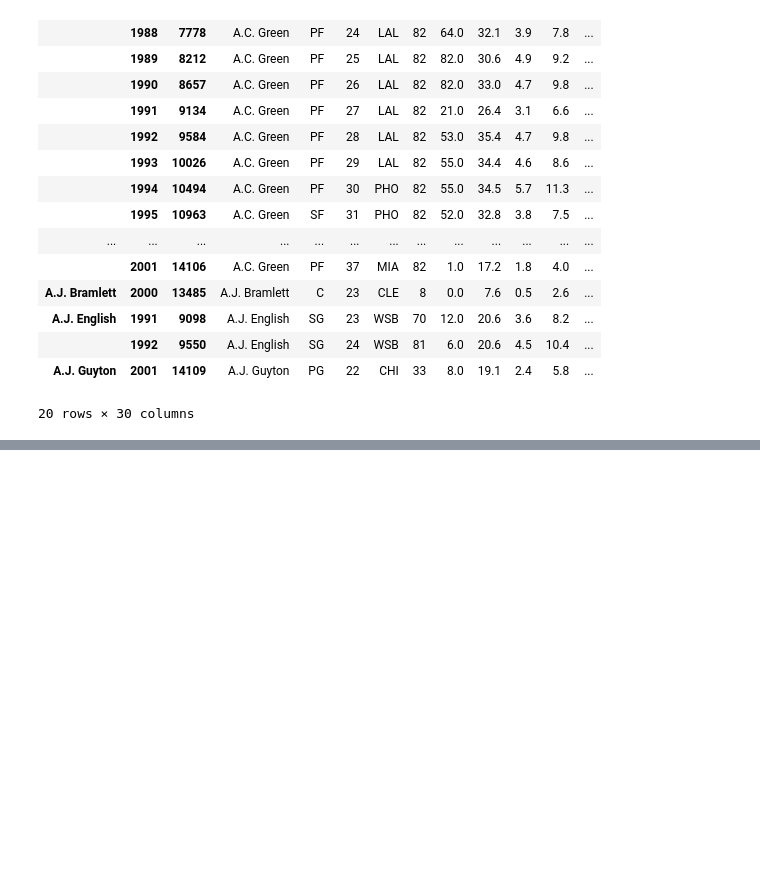
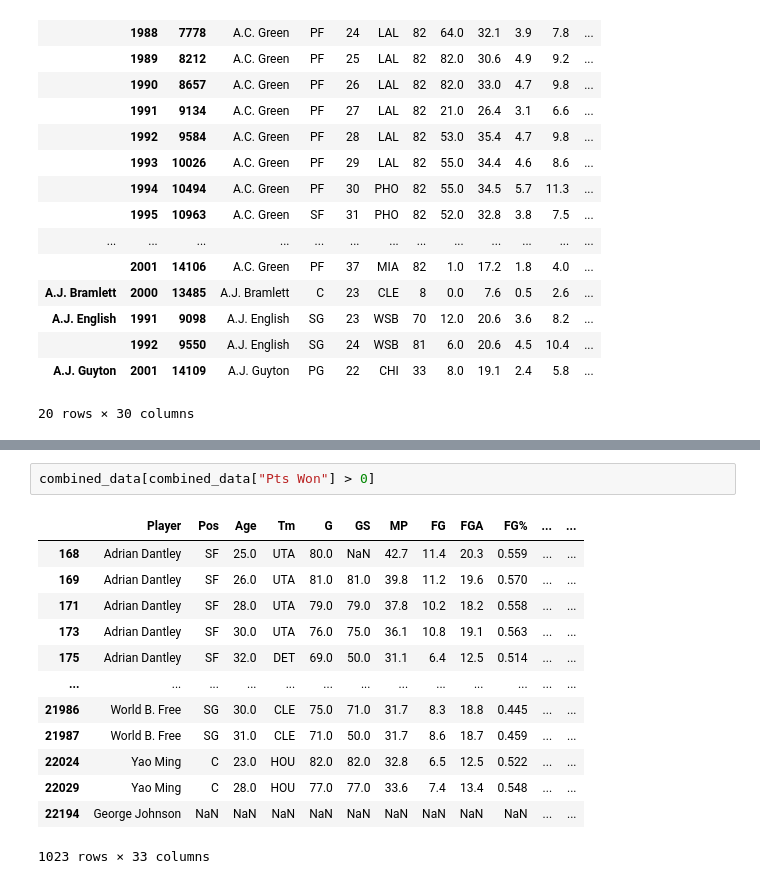
Before and after one commit to param10/NBa_MVP_Prediction, a Jupyter notebook: Cleaning&Analysis.ipynb, the cells around one changed output, grey strips where cells are left out. Saved outputs shown, nothing was run; the diff lists cells and outputs as text; blank space fills up the shorter version.

```diff
--- a/Cleaning&Analysis.ipynb
+++ b/Cleaning&Analysis.ipynb
@@ -122,0 +157,16 @@ players.head(20)
+# %%
+combined_data[combined_data["Pts Won"] > 0]
+# %% [output]
+|  | Player | Pos | Age | Tm | G | GS | MP | FG | FGA | FG% | ... | ... |
+| 168 | Adrian Dantley | SF | 25.0 | UTA | 80.0 | NaN | 42.7 | 11.4 | 20.3 | 0.559 | ... | ... |
+| 169 | Adrian Dantley | SF | 26.0 | UTA | 81.0 | 81.0 | 39.8 | 11.2 | 19.6 | 0.570 | ... | ... |
+| 171 | Adrian Dantley | SF | 28.0 | UTA | 79.0 | 79.0 | 37.8 | 10.2 | 18.2 | 0.558 | ... | ... |
+| 173 | Adrian Dantley | SF | 30.0 | UTA | 76.0 | 75.0 | 36.1 | 10.8 | 19.1 | 0.563 | ... | ... |
+| 175 | Adrian Dantley | SF | 32.0 | DET | 69.0 | 50.0 | 31.1 | 6.4 | 12.5 | 0.514 | ... | ... |
+| ... | ... | ... | ... | ... | ... | ... | ... | ... | ... | ... | ... | ... |
+| 21986 | World B. Free | SG | 30.0 | CLE | 75.0 | 71.0 | 31.7 | 8.3 | 18.8 | 0.445 | ... | ... |
+| 21987 | World B. Free | SG | 31.0 | CLE | 71.0 | 50.0 | 31.7 | 8.6 | 18.7 | 0.459 | ... | ... |
+| 22024 | Yao Ming | C | 23.0 | HOU | 82.0 | 82.0 | 32.8 | 6.5 | 12.5 | 0.522 | ... | ... |
+| 22029 | Yao Ming | C | 28.0 | HOU | 77.0 | 77.0 | 33.6 | 7.4 | 13.4 | 0.548 | ... | ... |
+| 22194 | George Johnson | NaN | NaN | NaN | NaN | NaN | NaN | NaN | NaN | NaN | ... | ... |
+1023 rows × 33 columns
```
Also changed, not shown: parts of 3 cells of this notebook.
